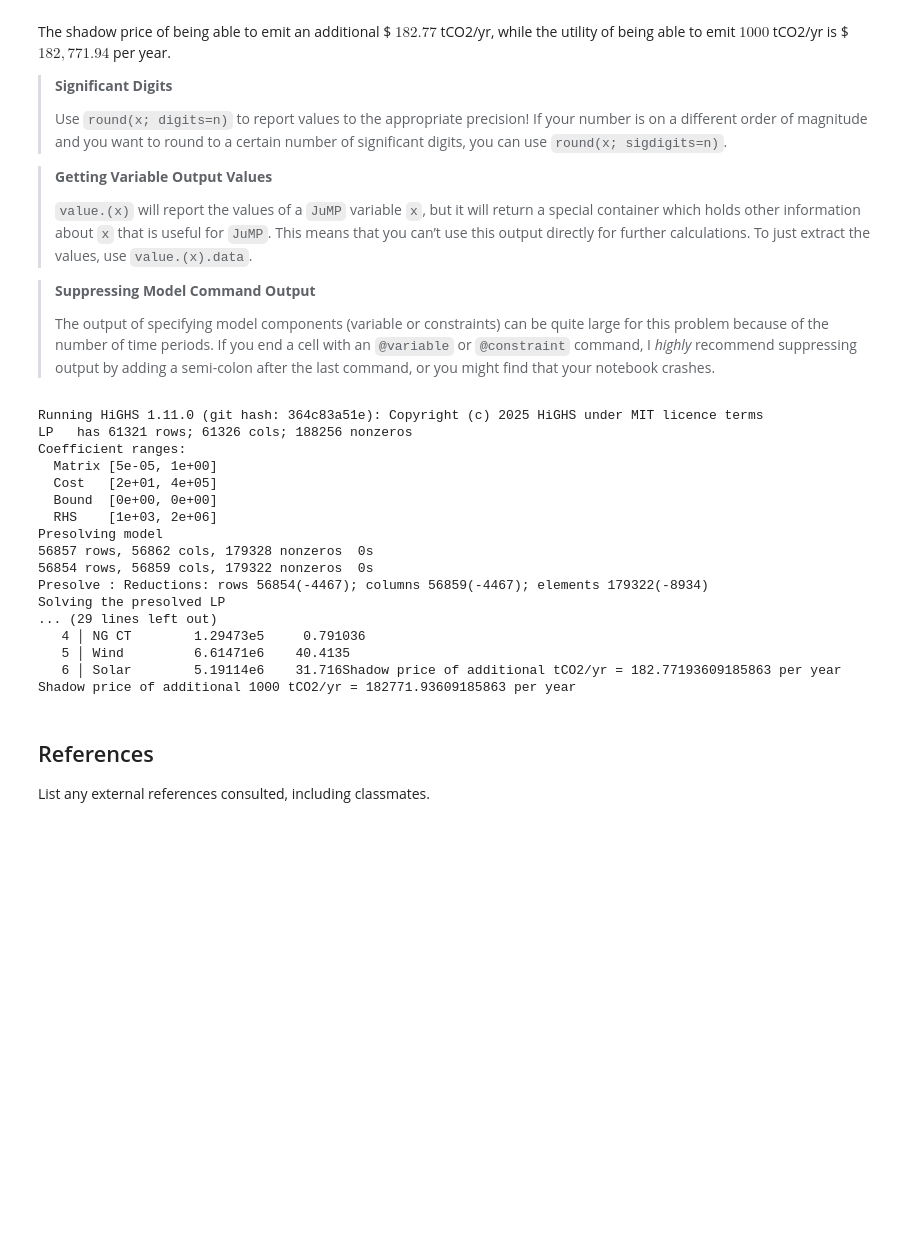
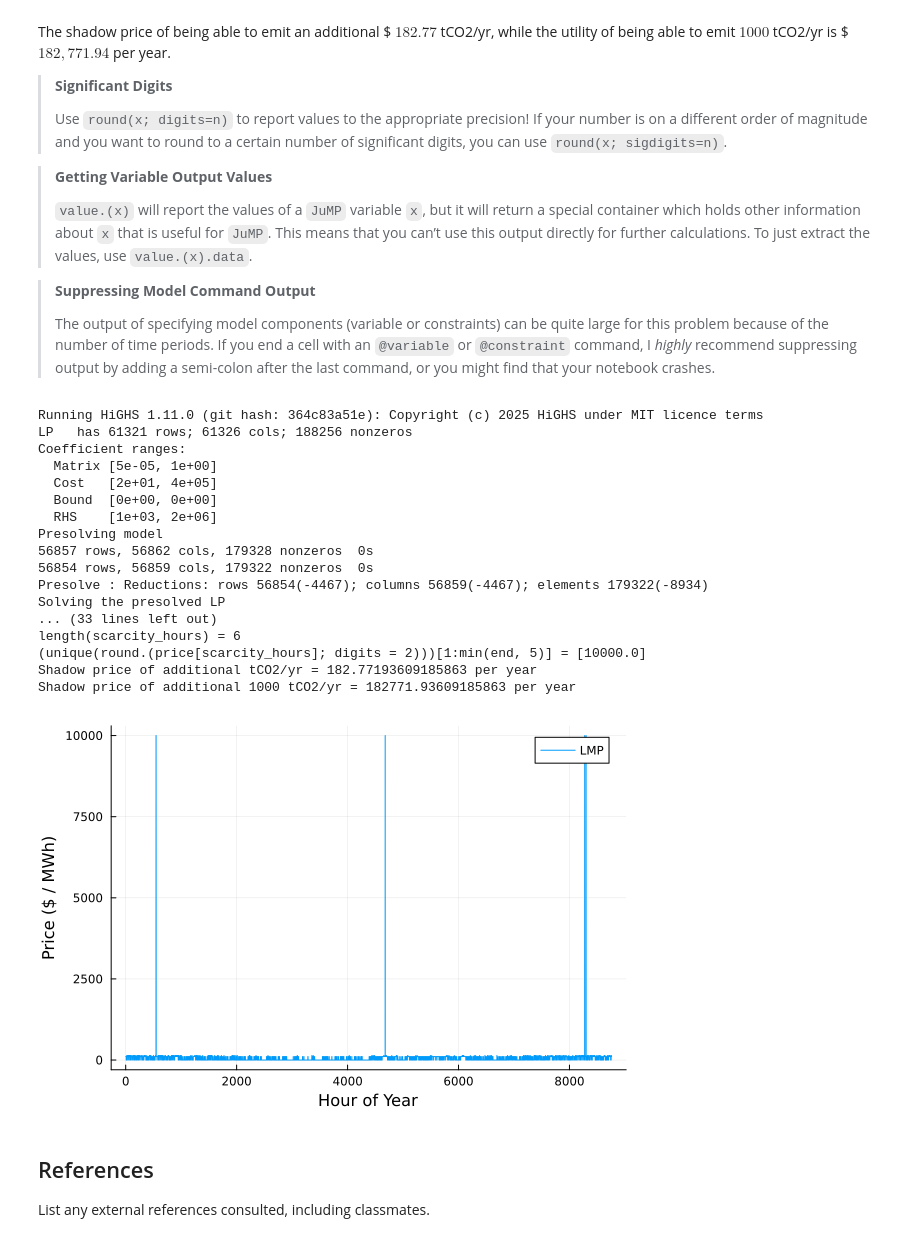
Before and after one commit to BEE4750-FA25/hw4-parker-regina, a Jupyter notebook: hw04.ipynb, the cells around one changed output. Saved outputs shown, nothing was run; the diff lists cells and outputs as text; code cells hidden in the pictures; blank space fills up the shorter version.

```diff
--- a/hw04.ipynb
+++ b/hw04.ipynb
@@ -781,47 +779,74 @@ total_cost = objective_value(gencap)
 println("Total cost per year = ", total_cost)
 
 #Total annual unserved energy [MWh/year]
-NSE = sum(NSE_opt[t] for t in T)
-println("Total unserved energy (MWh) = ", NSE)
+tot_NSE = sum(NSE_opt[t] for t in T)
+println("Total unserved energy (MWh) = ", tot_NSE)
 
 
 #Question 3.3
 #Amount of annual generation by plant and share of total generation
 plant_out = [sum(y_opt[g,t] for t in T) for g in G]
 tot_gen = sum(plant_out)
-gen_dist = gen_by_plant ./ tot_gen
+gen_dist = plant_out ./ tot_gen
 gen_fraction_summary = DataFrame(
     Plant = gens.Plant,
     Annual_MWh = plant_out,
     Percent_gen = 100 * gen_dist)
 
 show(gen_fraction_summary, allrows=true, allcols=true)
 
+#Question 3.4
+# plot of electricity price in each hour
+using Statistics
+using Plots
+
+# Duals (shadow prices) of hourly load constraints
+dual_load = [shadow_price(load[t]) for t in T]      # these are ≤ 0 when binding
+price = [-dual_load[t] for t in T]                  # $/MWh (economic interpretation)
+
+# Quick sanity checks
+@show minimum(price), mean(price), maximum(price)
+
+# Identify any scarcity hours (with NSE) and confirm price hits the penalty ($10,000/MWh)
+scarcity_hours = findall(t -> value(NSE[t]) > 1e-6, T)
+@show length(scarcity_hours)
+@show unique(round.(price[scarcity_hours]; digits=2))[1:min(end,5)]  # should be ~10000.00
+
+# Plot: Hourly wholesale electricity price over the year
+p = plot(
+    1:length(T), price,
+    xlabel = "Hour of Year",
+    ylabel = "Price (\$ / MWh)",
+    label = "LMP",
+    legend = :topright,
+)
+display(p)
 
 #Question 3.5
 #Shadow price of additional tCO2/yr
 shadow = shadow_price(emissions_cap) * -1
 println("Shadow price of additional tCO2/yr = ", shadow, " per year")
 shadow_price_mt = shadow * 1000
 println("Shadow price of additional 1000 tCO2/yr = ", shadow_price_mt, " per year")
 # %% [output]
 Running HiGHS 1.11.0 (git hash: 364c83a51e): Copyright (c) 2025 HiGHS under MIT licence terms
 LP   has 61321 rows; 61326 cols; 188256 nonzeros
 Coefficient ranges:
   Matrix [5e-05, 1e+00]
   Cost   [2e+01, 4e+05]
   Bound  [0e+00, 0e+00]
   RHS    [1e+03, 2e+06]
 Presolving model
 56857 rows, 56862 cols, 179328 nonzeros  0s
 56854 rows, 56859 cols, 179322 nonzeros  0s
 Presolve : Reductions: rows 56854(-4467); columns 56859(-4467); elements 179322(-8934)
 Solving the presolved LP
-... (29 lines left out)
-   4 │ NG CT        1.29473e5     0.791036
-   5 │ Wind         6.61471e6    40.4135
-   6 │ Solar        5.19114e6    31.716Shadow price of additional tCO2/yr = 182.77193609185863 per year
+... (33 lines left out)
+length(scarcity_hours) = 6
+(unique(round.(price[scarcity_hours]; digits = 2)))[1:min(end, 5)] = [10000.0]
+Shadow price of additional tCO2/yr = 182.77193609185863 per year
 Shadow price of additional 1000 tCO2/yr = 182771.93609185863 per year
+[figure, added]
 # %% [markdown]
 ## References
 
```
Also changed, not shown: parts of 2 cells of this notebook.
